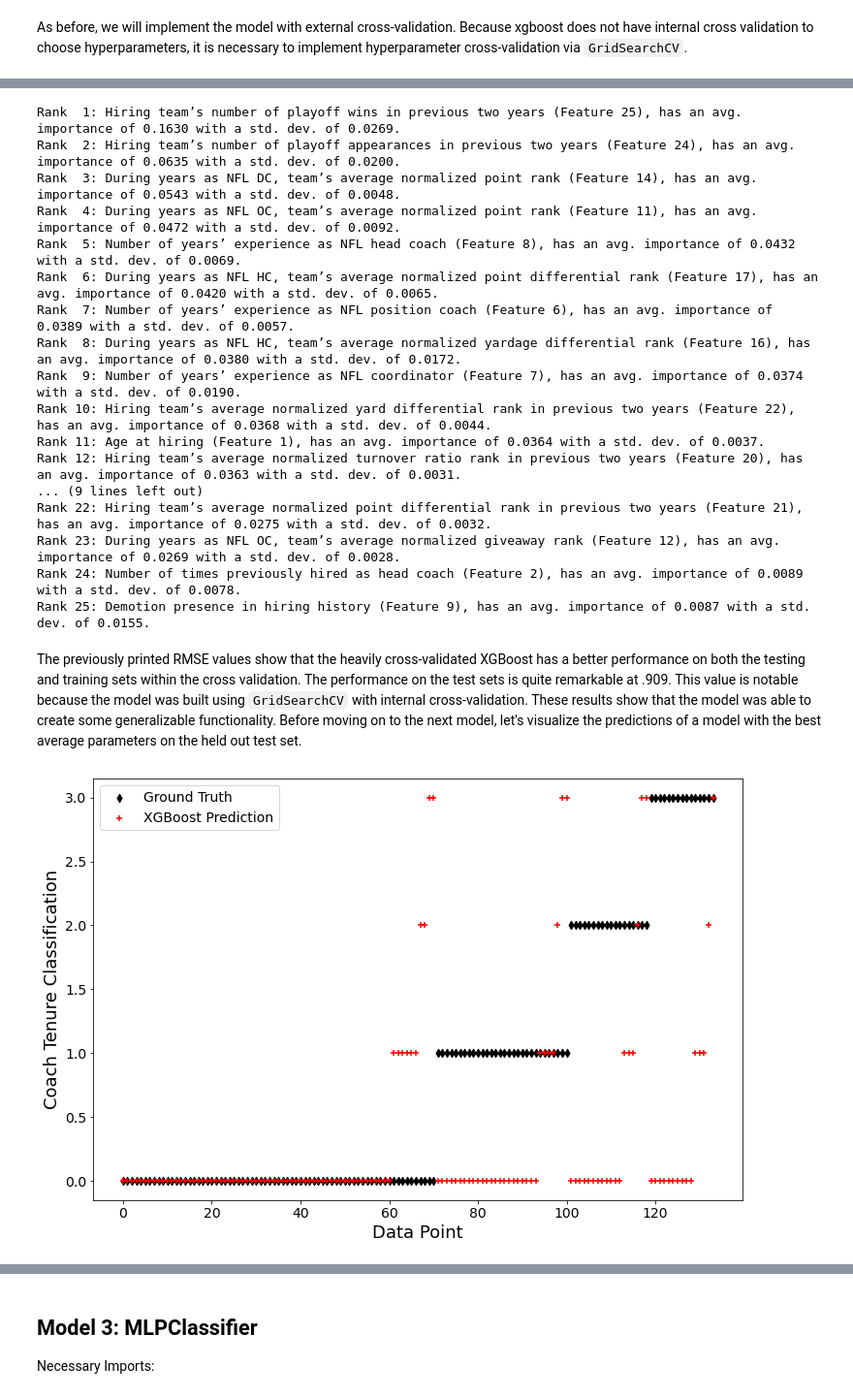
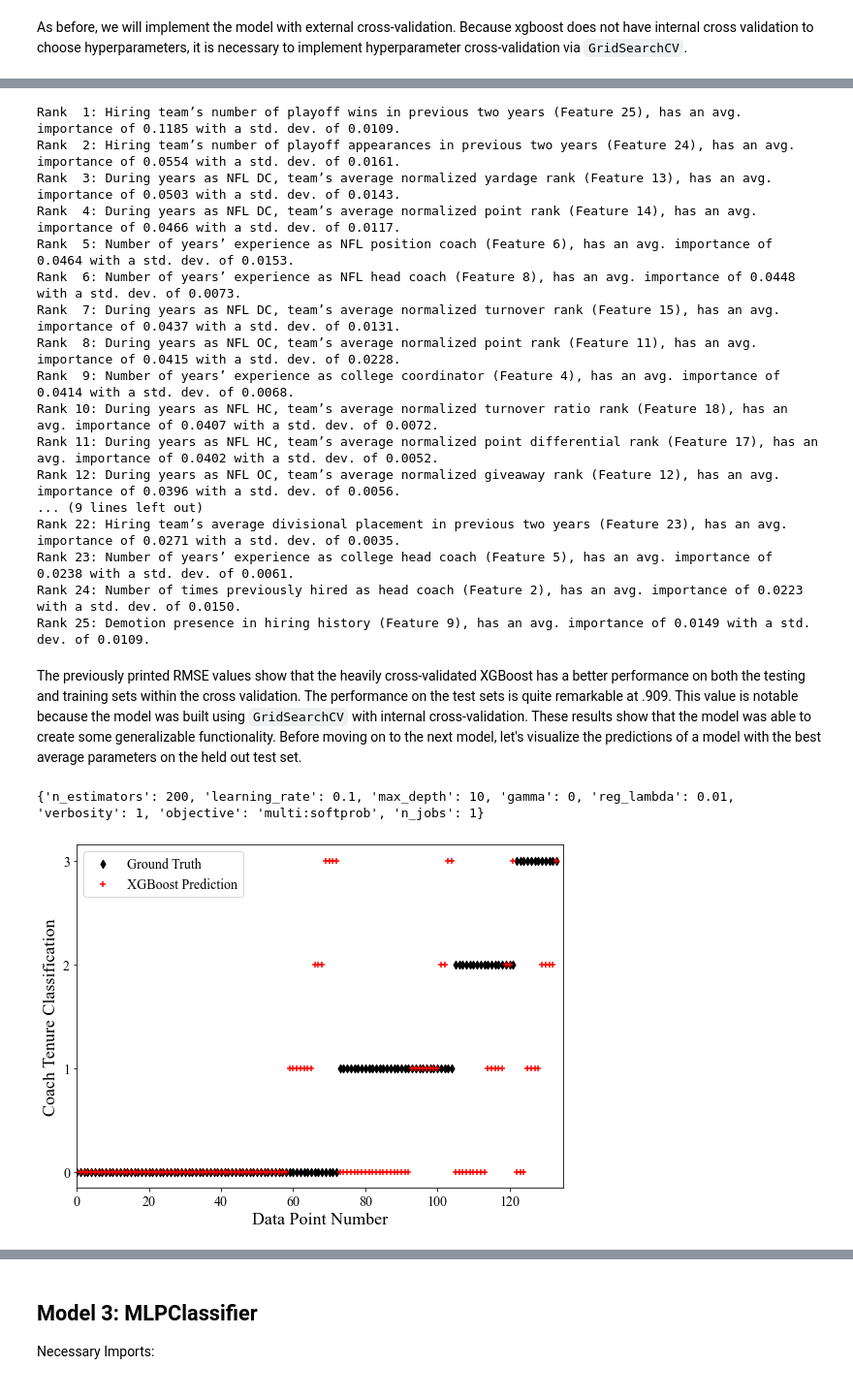
Before and after one commit to jwilliamson7/CoachingProject, a Jupyter notebook: Williamson-Jon-CSCE421-Project-CoachTenureModels.ipynb, the cells around one changed output, grey strips where cells are left out. Shown at 97% size. Drawn from its saved outputs; the diff is of its cells as text; code cells hidden in the pictures.

```diff
--- a/Williamson-Jon-CSCE421-Project-CoachTenureModels.ipynb
+++ b/Williamson-Jon-CSCE421-Project-CoachTenureModels.ipynb
@@ -234,6 +235,7 @@ The `create_data.py` file segments coach tenure into four classes as such:
 </tbody>
 </table>
 # %%
+rcParams['figure.figsize'] = 9, 6.5
 raw_coach_class = y.values.T
 raw_coach_class_mean = np.mean(raw_coach_class)
 plt.hist(raw_coach_class, bins=[-.5,.5,1.5,2.5,3.5], color='c', edgecolor='k')
@@ -269,7 +283,7 @@ from sklearn.metrics import roc_auc_score
 The following code performs cross-validation to automatically detect hyperparameters to find the best model for each split. The `LassoCV` uses an internal 5-fold cross-validation to select the best $\alpha$ for regularization. The code runs an external 10-fold cross-validation to cross-validate the results. Note that there is still held out data from the original set.
 # %%
 log_param_dict = {
-    "C":     [.0001, .001, .01, .1, 1, 10, 100, 1000]
+    "C":     [.0001, .001, .01, .1, 1, 10, 100, 1000, 10000]
 }
 
 log_best_params_dict = {key: [] for key in log_param_dict.keys()}
@@ -305,7 +319,7 @@ for train_index, test_index in skf.split(X_train, y_train):
     X_train__      = mean_imputer.fit_transform(X_train_)
     X_test__       = mean_imputer.transform(X_test_)
 
-    model = GridSearchCV(LogisticRegression(**default_log_params), param_grid=log_param_dict, n_jobs=-1, cv=5, verbose=1, scoring='roc_auc_ovr_weighted').fit(X_train__, y_train_)
+    model = GridSearchCV(LogisticRegression(**default_log_params), param_grid=log_param_dict, n_jobs=-1, cv=5, verbose=1, scoring='roc_auc_ovr').fit(X_train__, y_train_)
     for key, value in model.best_params_.items():
         log_best_params_dict[key].append(value)
     best_model = model.best_estimator_
@@ -314,6 +328,6 @@ for train_index, test_index in skf.split(X_train, y_train):
     log_result_dict['coef_'][2].append(best_model.coef_[2])
     log_result_dict['coef_'][3].append(best_model.coef_[3])
 
-    log_result_dict['test_score'].append(roc_auc_score(y_test_, best_model.predict_proba(X_test__), average='weighted', multi_class='ovr'))
-    log_result_dict['train_score'].append(roc_auc_score(y_train_, best_model.predict_proba(X_train__), average='weighted', multi_class='ovr'))
+    log_result_dict['test_score'].append(roc_auc_score(y_test_, best_model.predict_proba(X_test__), average='macro', multi_class='ovr'))
+    log_result_dict['train_score'].append(roc_auc_score(y_train_, best_model.predict_proba(X_train__), average='macro', multi_class='ovr'))
 # %% [output]
@@ -508,6 +522,7 @@ Rank 25: During years as NFL OC, team’s average normalized giveaway rank (Feat
 # %% [markdown]
 The following code predicts the classes for the held out test set and displays the results.
 # %%
+from scipy.stats import mode
 plot_pred = None
 model = None
 X_test__ = None
@@ -516,5 +531,8 @@ for i in [1]:
     mean_imputer = SimpleImputer()
     X_train__      = mean_imputer.fit_transform(X_train)
     X_test__       = mean_imputer.transform(X_test)
-    model = LogisticRegression(C=np.mean(log_best_params_dict['C'])).fit(X_train__, y_train)
+    #model = LogisticRegression(C=np.mean(log_best_params_dict['C'])).fit(X_train__, y_train)
+    print(np.mean(log_best_params_dict['C']))
+    model = LogisticRegression(C=mode(log_best_params_dict['C'])[0][0]).fit(X_train__, y_train)
+
     plot_pred = model.predict(X_test__)
@@ -555,11 +574,11 @@ As before, we will implement the model with external cross-validation. Because x
 # %%
 
 xgbr_param_dict = {
-    "n_estimators":     [1, 5, 10, 20, 50, 100],
-    "learning_rate":    [.01, .05, .1, .15, .2, .25, .3],
-    "max_depth":        [2, 4, 6, 8, 10, 12],
-    "gamma":            [0, .01, .05, .1],
-    "alpha":            [0, .01, .05, .1]
+    "n_estimators":     [10, 25, 50, 100, 200],
+    "learning_rate":    [.01, .05, .1, .2],
+    "max_depth":        [2, 4, 6, 8, 10],
+    "gamma":            [0, .001, .01, .1],
+    "reg_lambda":       [0, .01, .1]
 }
 """
 xgbr_param_dict = {
@@ -590,7 +609,7 @@ for train_index, test_index in skf.split(X_train, y_train):
     X_train__      = mean_imputer.fit_transform(X_train_)
     X_test__       = mean_imputer.transform(X_test_)
 
-    model = GridSearchCV(XGBClassifier(**default_xgbr_params), param_grid=xgbr_param_dict, scoring='roc_auc_ovr_weighted', n_jobs=-1, cv=5, verbose=1).fit(X_train__, y_train_)
+    model = GridSearchCV(XGBClassifier(**default_xgbr_params), param_grid=xgbr_param_dict, scoring='roc_auc_ovr', n_jobs=-1, cv=5, verbose=1).fit(X_train__, y_train_)
     for key, value in model.best_params_.items():
         xgbr_best_params_dict[key].append(value)
     best_model = model.best_estimator_
@@ -599,6 +618,6 @@ for train_index, test_index in skf.split(X_train, y_train):
     tr_pred = best_model.predict_proba(X_train__)
     te_pred  = best_model.predict_proba(X_test__)
 
-    xgbr_result_dict['test_score'].append(roc_auc_score(y_test_, te_pred, average='weighted', multi_class='ovr'))
-    xgbr_result_dict['train_score'].append(roc_auc_score(y_train_, tr_pred, average='weighted', multi_class='ovr'))
+    xgbr_result_dict['test_score'].append(roc_auc_score(y_test_, te_pred, average='macro', multi_class='ovr'))
+    xgbr_result_dict['train_score'].append(roc_auc_score(y_train_, tr_pred, average='macro', multi_class='ovr'))
 # %% [output]
@@ -645,23 +665,23 @@ plt.show()
 # %%
 print_feature_importances(xgbr_result_dict['importance'], X.columns.values)
 # %% [output]
-Rank  1: Hiring team’s number of playoff wins in previous two years (Feature 25), has an avg. importance of 0.1630 with a std. dev. of 0.0269.
-Rank  2: Hiring team’s number of playoff appearances in previous two years (Feature 24), has an avg. importance of 0.0635 with a std. dev. of 0.0200.
-Rank  3: During years as NFL DC, team’s average normalized point rank (Feature 14), has an avg. importance of 0.0543 with a std. dev. of 0.0048.
-Rank  4: During years as NFL OC, team’s average normalized point rank (Feature 11), has an avg. importance of 0.0472 with a std. dev. of 0.0092.
-Rank  5: Number of years’ experience as NFL head coach (Feature 8), has an avg. importance of 0.0432 with a std. dev. of 0.0069.
-Rank  6: During years as NFL HC, team’s average normalized point differential rank (Feature 17), has an avg. importance of 0.0420 with a std. dev. of 0.0065.
-Rank  7: Number of years’ experience as NFL position coach (Feature 6), has an avg. importance of 0.0389 with a std. dev. of 0.0057.
-Rank  8: During years as NFL HC, team’s average normalized yardage differential rank (Feature 16), has an avg. importance of 0.0380 with a std. dev. of 0.0172.
-Rank  9: Number of years’ experience as NFL coordinator (Feature 7), has an avg. importance of 0.0374 with a std. dev. of 0.0190.
-Rank 10: Hiring team’s average normalized yard differential rank in previous two years (Feature 22), has an avg. importance of 0.0368 with a std. dev. of 0.0044.
-Rank 11: Age at hiring (Feature 1), has an avg. importance of 0.0364 with a std. dev. of 0.0037.
-Rank 12: Hiring team’s average normalized turnover ratio rank in previous two years (Feature 20), has an avg. importance of 0.0363 with a std. dev. of 0.0031.
+Rank  1: Hiring team’s number of playoff wins in previous two years (Feature 25), has an avg. importance of 0.1185 with a std. dev. of 0.0109.
+Rank  2: Hiring team’s number of playoff appearances in previous two years (Feature 24), has an avg. importance of 0.0554 with a std. dev. of 0.0161.
+Rank  3: During years as NFL DC, team’s average normalized yardage rank (Feature 13), has an avg. importance of 0.0503 with a std. dev. of 0.0143.
+Rank  4: During years as NFL DC, team’s average normalized point rank (Feature 14), has an avg. importance of 0.0466 with a std. dev. of 0.0117.
+Rank  5: Number of years’ experience as NFL position coach (Feature 6), has an avg. importance of 0.0464 with a std. dev. of 0.0153.
+Rank  6: Number of years’ experience as NFL head coach (Feature 8), has an avg. importance of 0.0448 with a std. dev. of 0.0073.
+Rank  7: During years as NFL DC, team’s average normalized turnover rank (Feature 15), has an avg. importance of 0.0437 with a std. dev. of 0.0131.
+Rank  8: During years as NFL OC, team’s average normalized point rank (Feature 11), has an avg. importance of 0.0415 with a std. dev. of 0.0228.
+Rank  9: Number of years’ experience as college coordinator (Feature 4), has an avg. importance of 0.0414 with a std. dev. of 0.0068.
+Rank 10: During years as NFL HC, team’s average normalized turnover ratio rank (Feature 18), has an avg. importance of 0.0407 with a std. dev. of 0.0072.
+Rank 11: During years as NFL HC, team’s average normalized point differential rank (Feature 17), has an avg. importance of 0.0402 with a std. dev. of 0.0052.
+Rank 12: During years as NFL OC, team’s average normalized giveaway rank (Feature 12), has an avg. importance of 0.0396 with a std. dev. of 0.0056.
 ... (9 lines left out)
-Rank 22: Hiring team’s average normalized point differential rank in previous two years (Feature 21), has an avg. importance of 0.0275 with a std. dev. of 0.0032.
-Rank 23: During years as NFL OC, team’s average normalized giveaway rank (Feature 12), has an avg. importance of 0.0269 with a std. dev. of 0.0028.
-Rank 24: Number of times previously hired as head coach (Feature 2), has an avg. importance of 0.0089 with a std. dev. of 0.0078.
-Rank 25: Demotion presence in hiring history (Feature 9), has an avg. importance of 0.0087 with a std. dev. of 0.0155.
+Rank 22: Hiring team’s average divisional placement in previous two years (Feature 23), has an avg. importance of 0.0271 with a std. dev. of 0.0035.
+Rank 23: Number of years’ experience as college head coach (Feature 5), has an avg. importance of 0.0238 with a std. dev. of 0.0061.
+Rank 24: Number of times previously hired as head coach (Feature 2), has an avg. importance of 0.0223 with a std. dev. of 0.0150.
+Rank 25: Demotion presence in hiring history (Feature 9), has an avg. importance of 0.0149 with a std. dev. of 0.0109.
 # %% [markdown]
 The previously printed RMSE values show that the heavily cross-validated XGBoost has a better performance on both the testing and training sets within the cross validation. The performance on the test sets is quite remarkable at .909. This value is notable because the model was built using `GridSearchCV` with internal cross-validation. These results show that the model was able to create some generalizable functionality. Before moving on to the next model, let's visualize the predictions of a model with the best average parameters on the held out test set.
 # %%
@@ -672,21 +692,26 @@ X_test__ = None
 for i in [1]:
     test_xgbr_best_params_dict = {key: max(set(value), key=value.count) for (key, value) in xgbr_best_params_dict.items()}
     test_xgbr_best_params_dict.update(default_xgbr_params)
+    print(test_xgbr_best_params_dict)
     mean_imputer   = SimpleImputer()
     X_train__      = mean_imputer.fit_transform(X_train)
     X_test__       = mean_imputer.transform(X_test)
     xgbr = XGBClassifier(**test_xgbr_best_params_dict).fit(X_train__, y_train)
     plot_pred = xgbr.predict(X_test__)
+# %% [output]
+{'n_estimators': 200, 'learning_rate': 0.1, 'max_depth': 10, 'gamma': 0, 'reg_lambda': 0.01, 'verbosity': 1, 'objective': 'multi:softprob', 'n_jobs': 1}
 # %%
 xgbr.save_model('XGBC_best_params')
 # %%
 sorted_y_test, sorted_plot_pred = [list(tuple) for tuple in zip(*sorted(zip(y_test, plot_pred)))]
 plt.scatter(np.arange(0, len(sorted_y_test)), sorted_y_test, marker='d', color='k', label='Ground Truth')
 plt.scatter(np.arange(0, len(sorted_plot_pred)), sorted_plot_pred, marker='+', color='r', label='XGBoost Prediction')
-plt.xlabel('Data Point')
+plt.xlabel('Data Point Number')
 plt.ylabel('Coach Tenure Classification')
+plt.yticks([0,1,2,3], labels=[0,1,2,3])
+plt.xlim(0, len(sorted_plot_pred) + 1)
 plt.legend()
 plt.show()
 # %% [output]
-[figure, old version]
+[figure, new version]
 # %%
```
Also changed, not shown: parts of 41 cells of this notebook, 2 other files.
